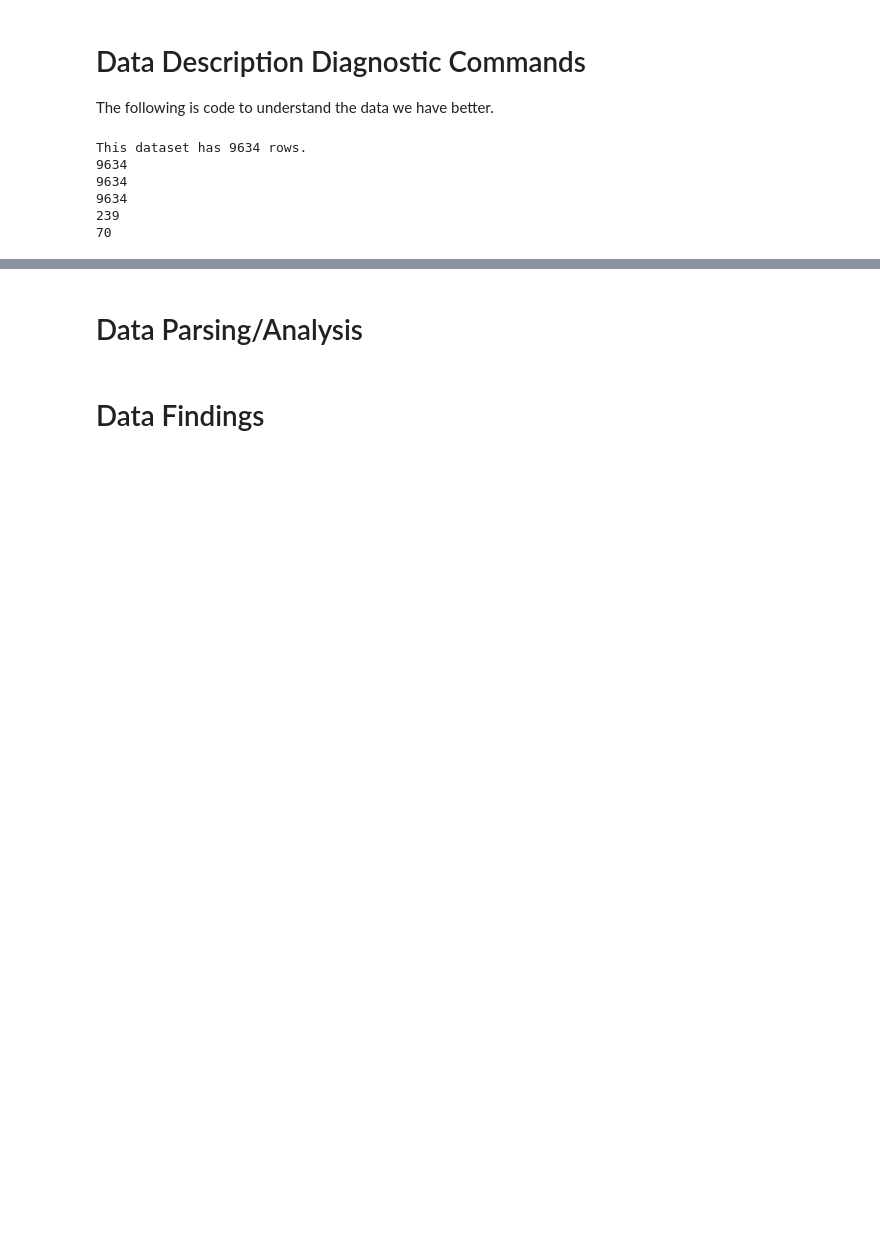
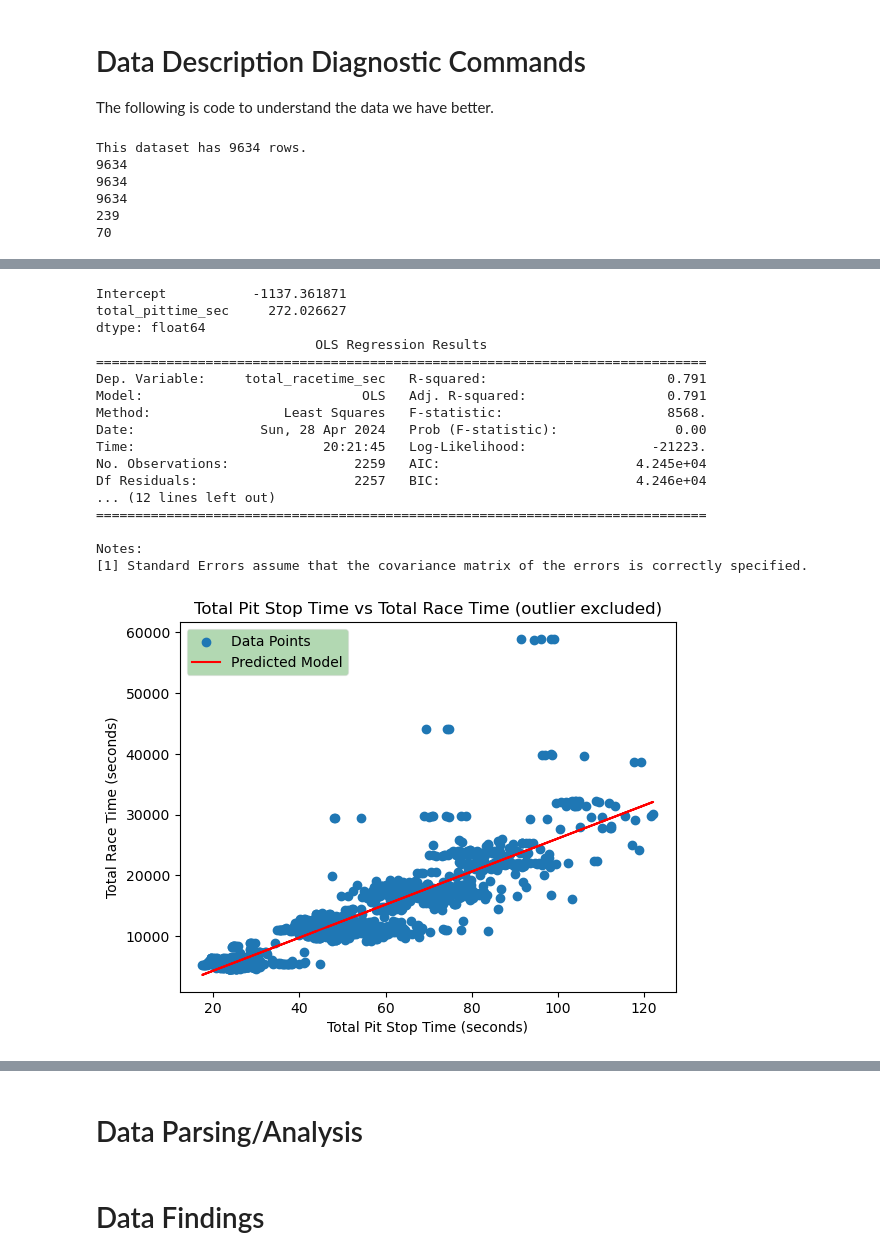
Before and after one commit to tdangi/qtm_final_project, a Jupyter notebook: qtm_moment.ipynb, the cells around one changed output, grey strips where cells are left out. Saved outputs shown, nothing was run; the diff lists cells and outputs as text; code cells hidden in the pictures; blank space fills up the shorter version.

```diff
--- a/qtm_moment.ipynb
+++ b/qtm_moment.ipynb
@@ -308,0 +283,40 @@ Text(0, 0.5, 'Total Wins')
+# %%
+# Linear Regression 1: Total Pit Time and Total Wins with summary
+results_pit_time = smf.ols("total_racetime_sec ~ total_pittime_sec", data=merged_agg2).fit()
+print(results_pit_time.params)
+print(results_pit_time.summary())
+
+# Find line of best fit parameters for Regression 1
+m = results_pit_time.params["total_pittime_sec"]
+b = results_pit_time.params["Intercept"]
+
+# Visualization of Linear Regression
+plt.scatter(merged_agg2['total_pittime_sec'], merged_agg2['total_racetime_sec'])
+plt.plot(merged_agg2["total_pittime_sec"], m * merged_agg2["total_pittime_sec"] + b, color="red")
+plt.legend(["Data Points", "Predicted Model"], facecolor = "green", framealpha = 0.3, loc = "upper left")
+plt.xlabel("Total Pit Stop Time (seconds)")
+plt.ylabel("Total Race Time (seconds)")
+plt.title("Total Pit Stop Time vs Total Race Time (outlier excluded)")
+plt.show()
+
+# The R-Squared and P-value are significant. There is a linear relationship between total pitstop and race time
+# With this, we can take the top 5 and bottom 5 in terms of
+# %% [output]
+Intercept           -1137.361871
+total_pittime_sec     272.026627
+dtype: float64
+                            OLS Regression Results
+==============================================================================
+Dep. Variable:     total_racetime_sec   R-squared:                       0.791
+Model:                            OLS   Adj. R-squared:                  0.791
+Method:                 Least Squares   F-statistic:                     8568.
+Date:                Sun, 28 Apr 2024   Prob (F-statistic):               0.00
+Time:                        20:21:45   Log-Likelihood:                -21223.
+No. Observations:                2259   AIC:                         4.245e+04
+Df Residuals:                    2257   BIC:                         4.246e+04
+... (12 lines left out)
+==============================================================================
+
+Notes:
+[1] Standard Errors assume that the covariance matrix of the errors is correctly specified.
+[figure, added]
```
Also changed, not shown: parts of 8 cells of this notebook.
